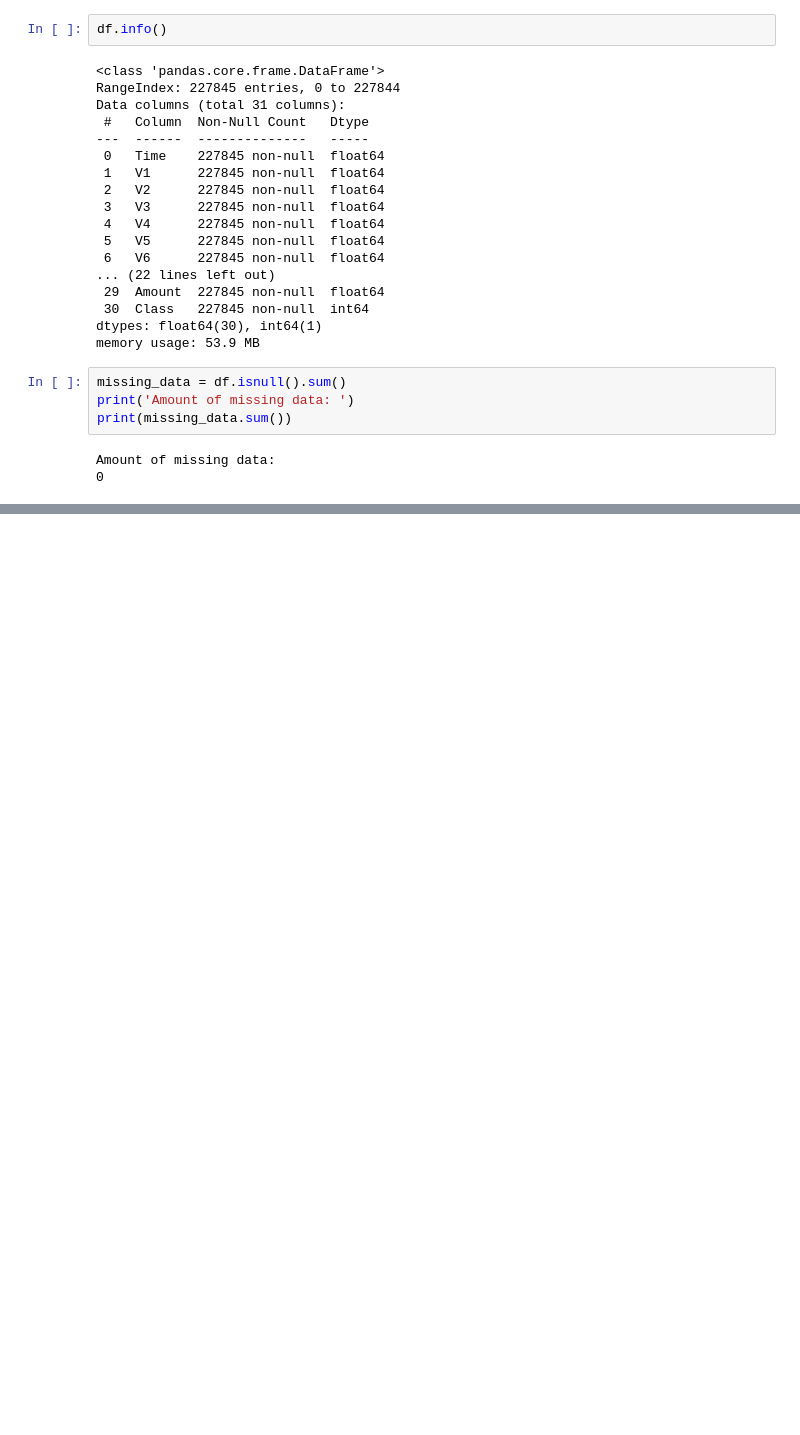
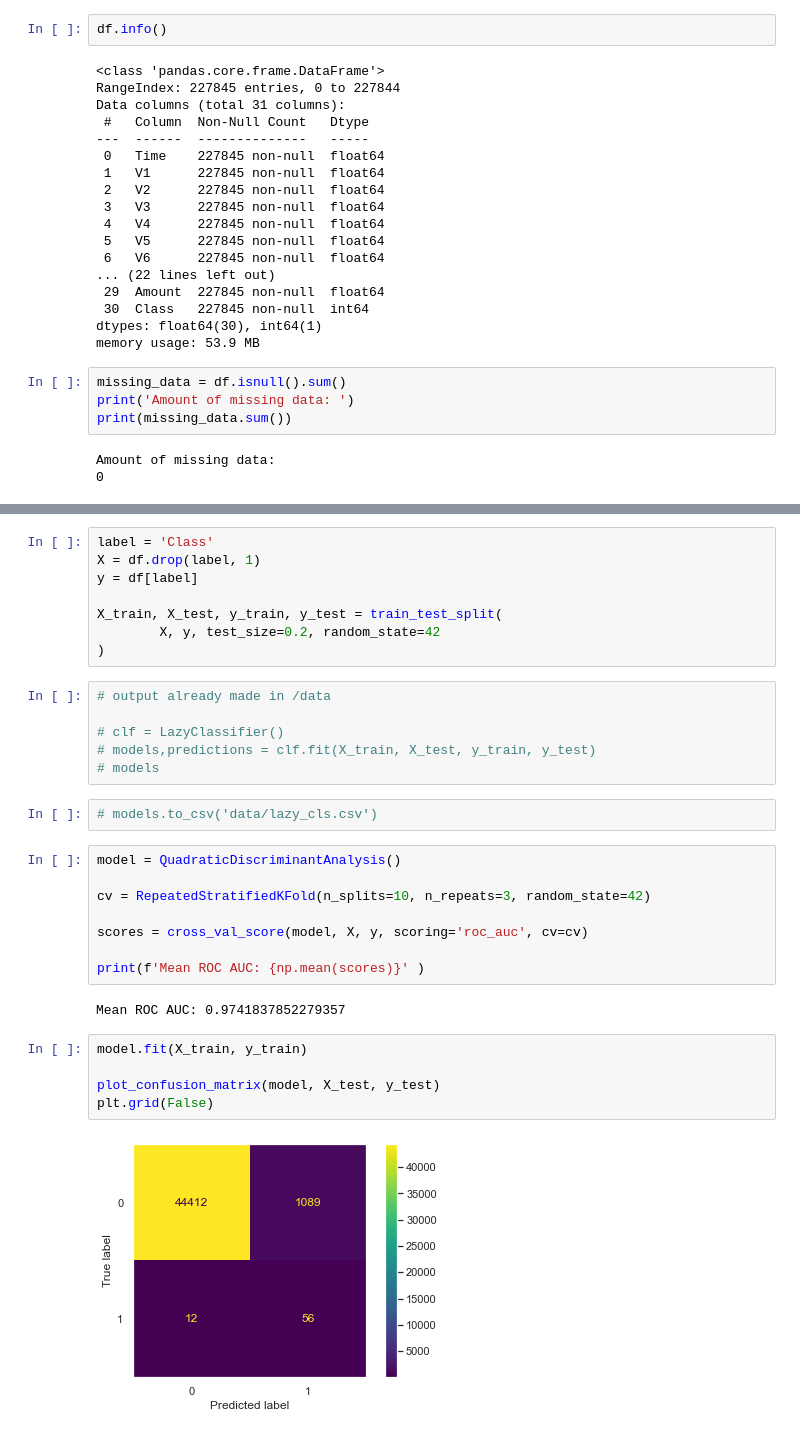
Before and after one commit to patrick-potocny/credit_card_fraud, a Jupyter notebook: credit_card_fraud_detection.ipynb, the cells around one changed output, grey strips where cells are left out. Cells and saved outputs as stored; diff of their text form; blank space fills up the shorter version.

Commit message:
Used package lazypredict to tet all sklearn classification models on unsampled data to use as baseline.

```diff
--- a/credit_card_fraud_detection.ipynb
+++ b/credit_card_fraud_detection.ipynb
@@ -314,0 +197,33 @@ df[outlier_cols].describe()
+# %%
+label = 'Class'
+X = df.drop(label, 1)
+y = df[label]
+
+X_train, X_test, y_train, y_test = train_test_split(
+        X, y, test_size=0.2, random_state=42
+)
+# %%
+# output already made in /data
+
+# clf = LazyClassifier()
+# models,predictions = clf.fit(X_train, X_test, y_train, y_test)
+# models
+# %%
+# models.to_csv('data/lazy_cls.csv')
+# %%
+model = QuadraticDiscriminantAnalysis()
+
+cv = RepeatedStratifiedKFold(n_splits=10, n_repeats=3, random_state=42)
+
+scores = cross_val_score(model, X, y, scoring='roc_auc', cv=cv)
+
+print(f'Mean ROC AUC: {np.mean(scores)}' )
+# %% [output]
+Mean ROC AUC: 0.9741837852279357
+# %%
+model.fit(X_train, y_train)
+
+plot_confusion_matrix(model, X_test, y_test)
+plt.grid(False)
+# %% [output]
+[figure, added]
```
Also changed, not shown: parts of 42 cells of this notebook, 1 other file.
